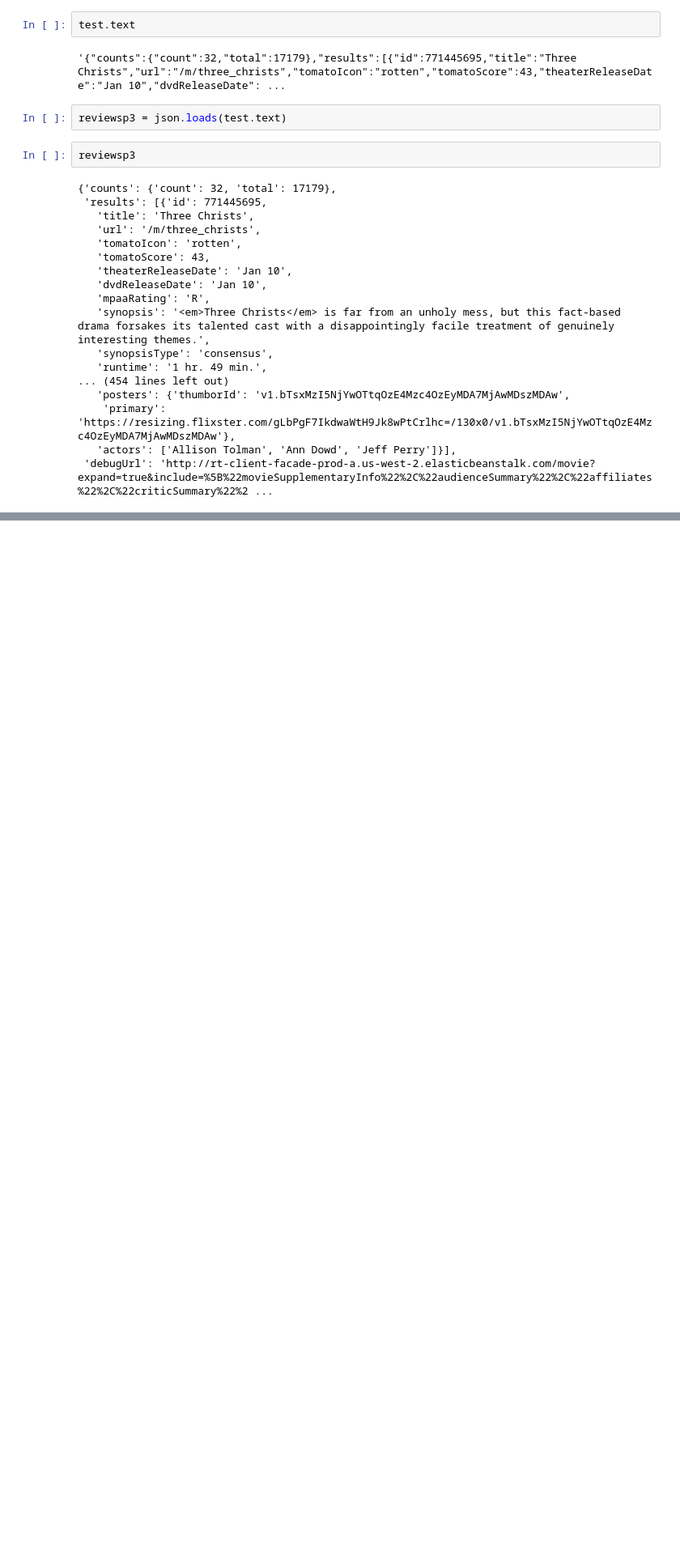
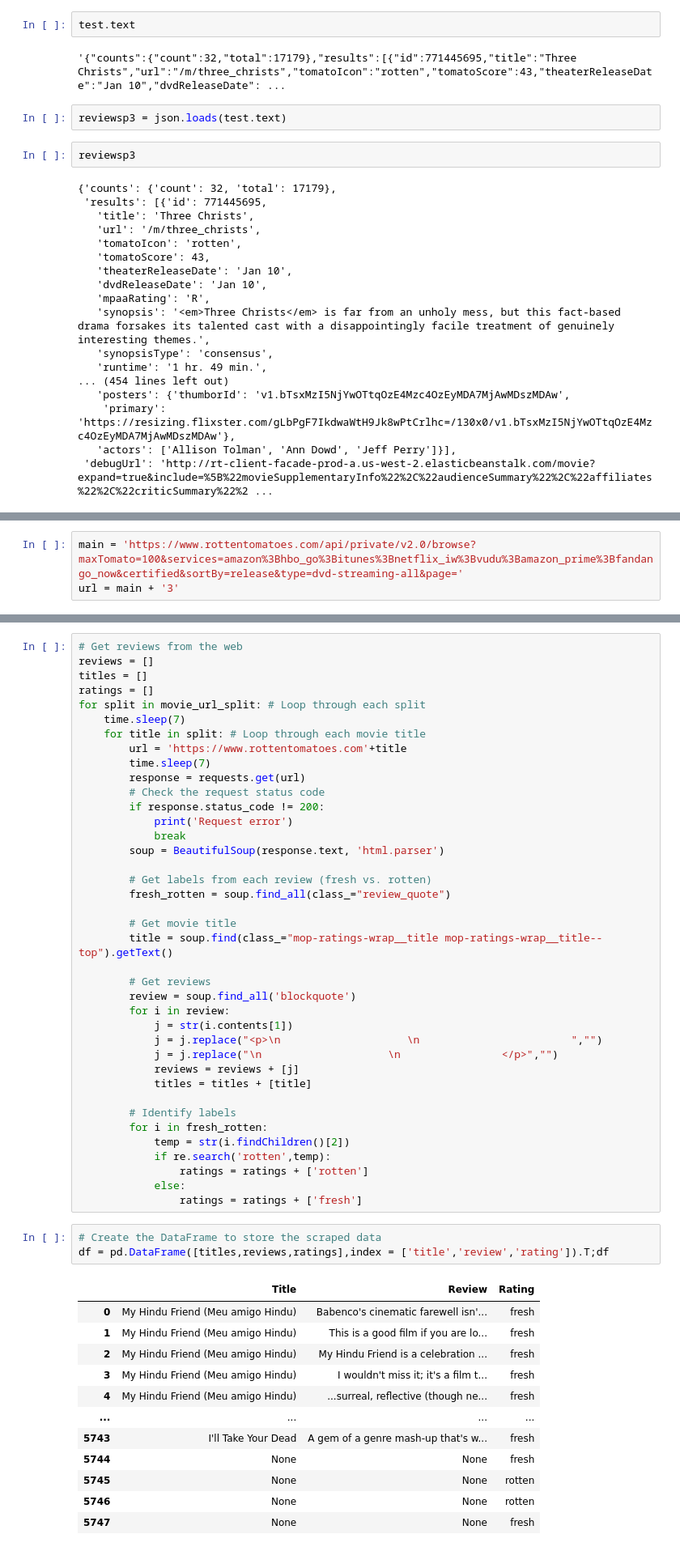
Before and after one commit to KatharinaWiedmann/DataEngGroupProject, a Jupyter notebook: web_scraping_rotten_tomatoes.ipynb, the cells around one changed output, grey strips where cells are left out. Shown at 81% size. Cells and saved outputs as stored; diff of their text form; blank space fills up the shorter version.

```diff
--- a/web_scraping_rotten_tomatoes.ipynb
+++ b/web_scraping_rotten_tomatoes.ipynb
@@ -230,0 +159,3 @@ reviewsp3
+# %%
+main = 'https://www.rottentomatoes.com/api/private/v2.0/browse?maxTomato=100&services=amazon%3Bhbo_go%3Bitunes%3Bnetflix_iw%3Bvudu%3Bamazon_prime%3Bfandango_now&certified&sortBy=release&type=dvd-streaming-all&page='
+url = main + '3'
@@ -230,0 +200,55 @@ reviewsp3
+# %%
+# Get reviews from the web
+reviews = []
+titles = []
+ratings = []
+for split in movie_url_split: # Loop through each split
+    time.sleep(7)
+    for title in split: # Loop through each movie title
+        url = 'https://www.rottentomatoes.com'+title
+        time.sleep(7)
+        response = requests.get(url)
+        # Check the request status code
+        if response.status_code != 200:
+            print('Request error')
+            break
+        soup = BeautifulSoup(response.text, 'html.parser')
+
+        # Get labels from each review (fresh vs. rotten)
+        fresh_rotten = soup.find_all(class_="review_quote")
+
+        # Get movie title
+        title = soup.find(class_="mop-ratings-wrap__title mop-ratings-wrap__title--top").getText()
+
+        # Get reviews
+        review = soup.find_all('blockquote')
+        for i in review:
+            j = str(i.contents[1])
+            j = j.replace("<p>\n                    \n                        ","")
+            j = j.replace("\n                    \n                </p>","")
+            reviews = reviews + [j]
+            titles = titles + [title]
+
+        # Identify labels
+        for i in fresh_rotten:
+            temp = str(i.findChildren()[2])
+            if re.search('rotten',temp):
+                ratings = ratings + ['rotten']
+            else:
+                ratings = ratings + ['fresh']
+# %%
+# Create the DataFrame to store the scraped data
+df = pd.DataFrame([titles,reviews,ratings],index = ['title','review','rating']).T;df
+# %% [output]
+|  | Title | Review | Rating |
+| 0 | My Hindu Friend (Meu amigo Hindu) | Babenco's cinematic farewell isn'... | fresh |
+| 1 | My Hindu Friend (Meu amigo Hindu) | This is a good film if you are lo... | fresh |
+| 2 | My Hindu Friend (Meu amigo Hindu) | My Hindu Friend is a celebration ... | fresh |
+| 3 | My Hindu Friend (Meu amigo Hindu) | I wouldn't miss it; it's a film t... | fresh |
+| 4 | My Hindu Friend (Meu amigo Hindu) | ...surreal, reflective (though ne... | fresh |
+| ... | ... | ... | ... |
+| 5743 | I'll Take Your Dead | A gem of a genre mash-up that's w... | fresh |
+| 5744 | None | None | fresh |
+| 5745 | None | None | rotten |
+| 5746 | None | None | rotten |
+| 5747 | None | None | fresh |
```
Also changed, not shown: parts of 25 cells of this notebook, 15 other files.
